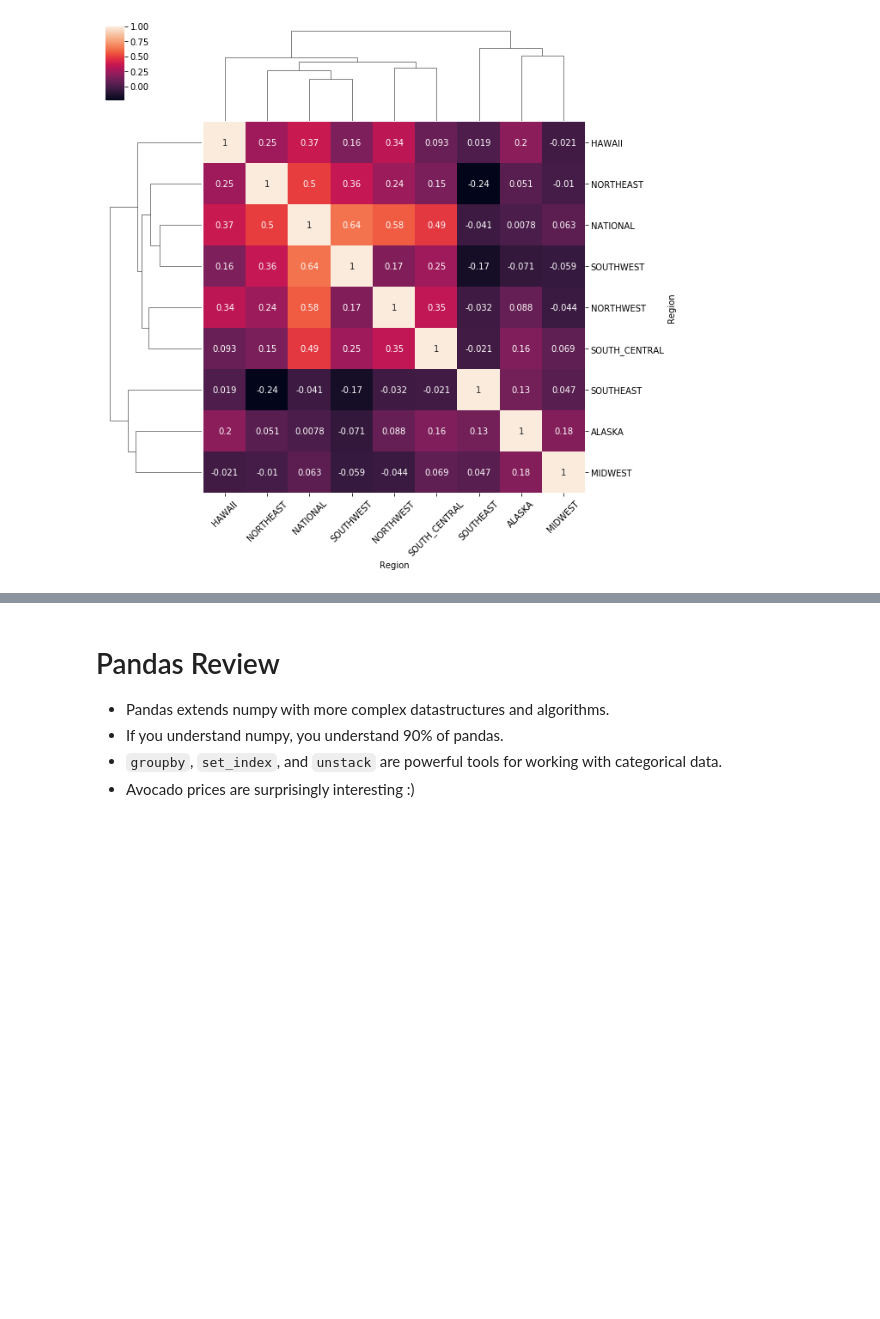
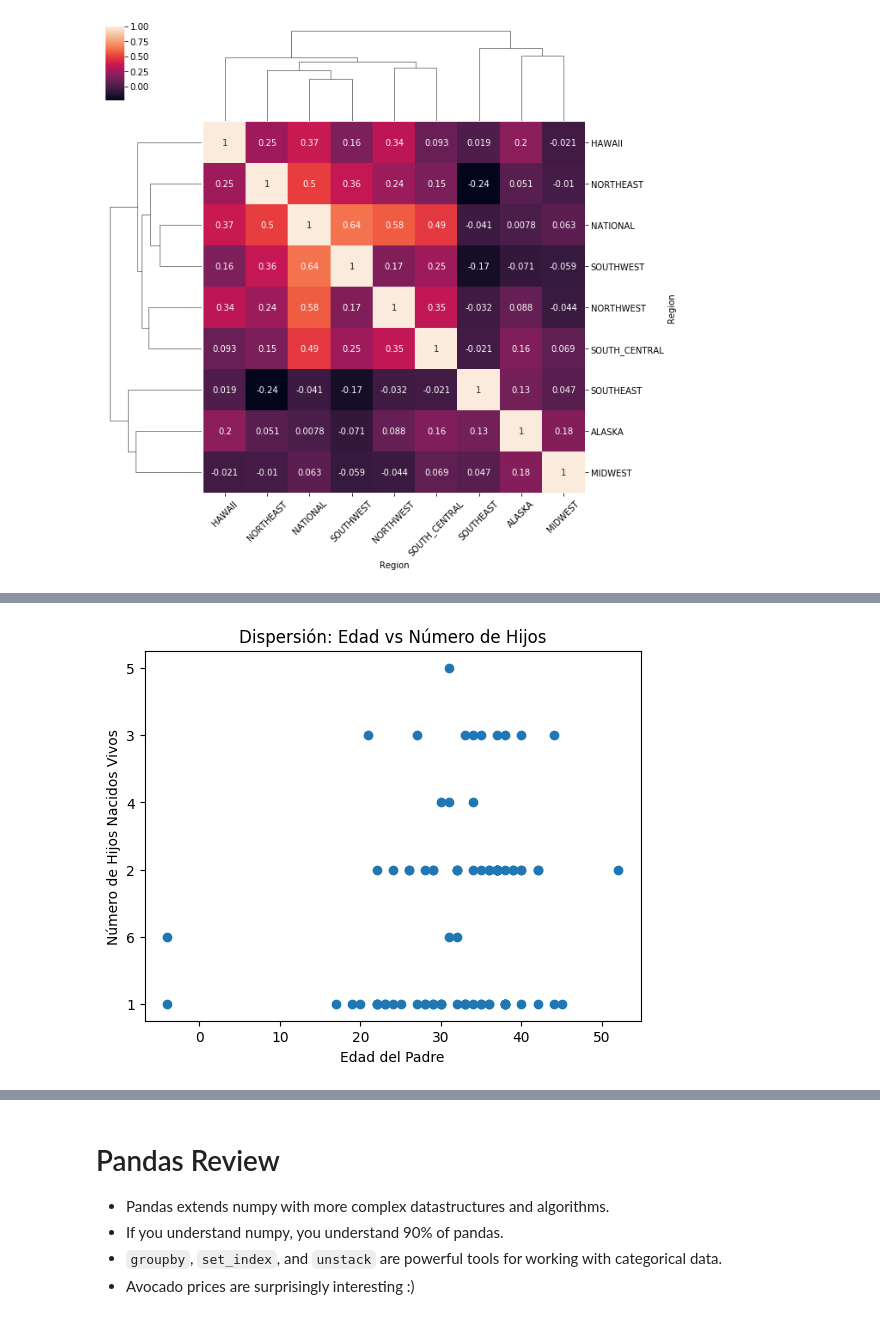
Before and after one commit to jorianom/MetNumUN2023II, a Jupyter notebook: Lab2/jorianom_Lab2.ipynb, the cells around one changed output, grey strips where cells are left out. Drawn from its saved outputs; the diff is of its cells as text; code cells hidden in the pictures; blank space fills up the shorter version.

```diff
--- a/Lab2/jorianom_Lab2.ipynb
+++ b/Lab2/jorianom_Lab2.ipynb
@@ -1642,0 +1705,9 @@ ax.set_xticklabels(ax.get_xticklabels(), rotation=45);
+# %%
+# Gráfico de dispersión de Edad vs Número de Hijos Nacidos Vivos
+plt.scatter(df['Edad del Padre'], df['Número de Hijos Nacidos Vivos'])
+plt.title('Dispersión: Edad vs Número de Hijos')
+plt.xlabel('Edad del Padre')
+plt.ylabel('Número de Hijos Nacidos Vivos')
+plt.show()
+# %% [output]
+[figure, added]
```
Also changed, not shown: parts of 5 cells of this notebook.
